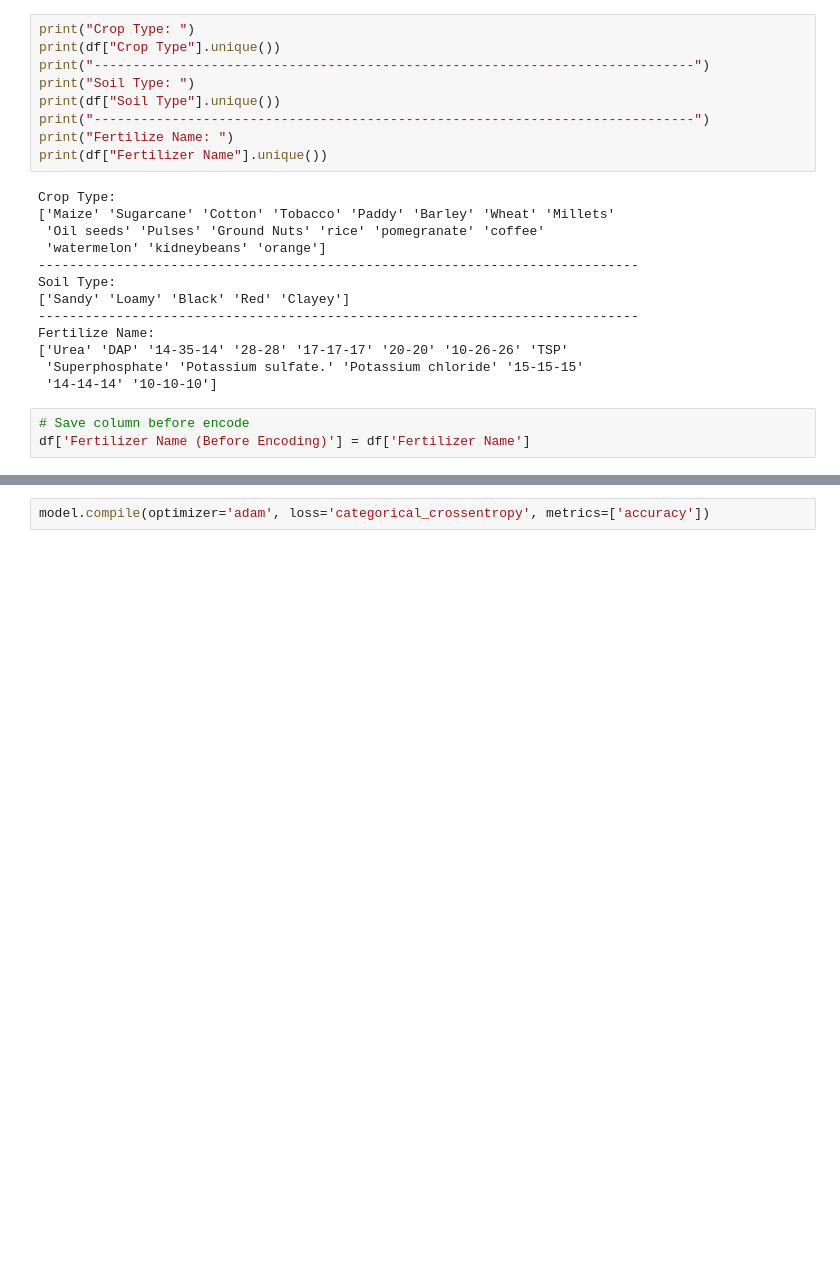
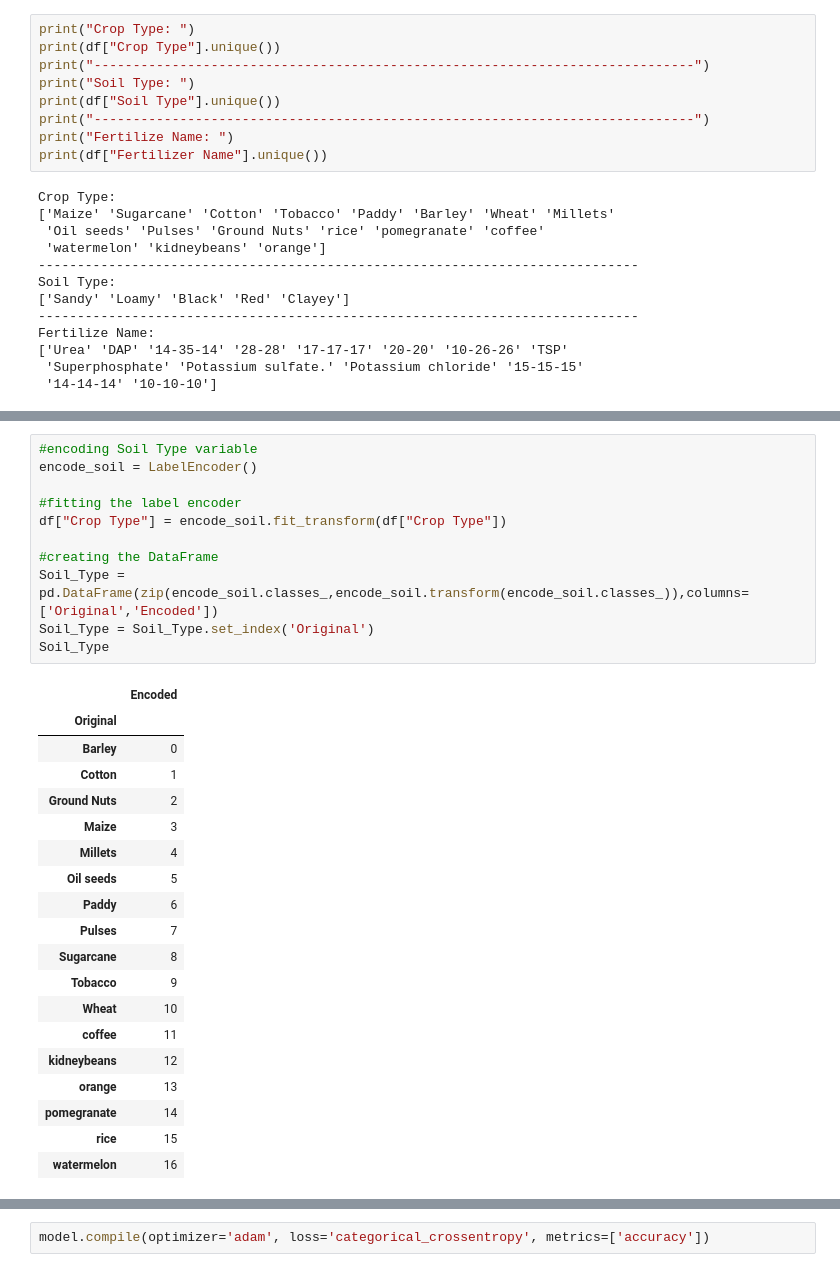
Before and after one commit to oscode04/AgriVision, a Jupyter notebook: AgriVision_Project.ipynb, the cells around one changed output, grey strips where cells are left out. Cells and saved outputs as stored; diff of their text form; blank space fills up the shorter version.

```diff
--- a/AgriVision_Project.ipynb
+++ b/AgriVision_Project.ipynb
@@ -71,6 +107,3 @@ Fertilize Name:
 ['Urea' 'DAP' '14-35-14' '28-28' '17-17-17' '20-20' '10-26-26' 'TSP'
  'Superphosphate' 'Potassium sulfate.' 'Potassium chloride' '15-15-15'
  '14-14-14' '10-10-10']
-# %%
-# Save column before encode
-df['Fertilizer Name (Before Encoding)'] = df['Fertilizer Name']
@@ -105,0 +146,31 @@ Potassium chloride -> 9
+# %%
+#encoding Soil Type variable
+encode_soil = LabelEncoder()
+
+#fitting the label encoder
+df["Crop Type"] = encode_soil.fit_transform(df["Crop Type"])
+
+#creating the DataFrame
+Soil_Type = pd.DataFrame(zip(encode_soil.classes_,encode_soil.transform(encode_soil.classes_)),columns=['Original','Encoded'])
+Soil_Type = Soil_Type.set_index('Original')
+Soil_Type
+# %% [output]
+|  | Encoded |
+| Original |  |
+| Barley | 0 |
+| Cotton | 1 |
+| Ground Nuts | 2 |
+| Maize | 3 |
+| Millets | 4 |
+| Oil seeds | 5 |
+| Paddy | 6 |
+| Pulses | 7 |
+| Sugarcane | 8 |
+| Tobacco | 9 |
+| Wheat | 10 |
+| coffee | 11 |
+| kidneybeans | 12 |
+| orange | 13 |
+| pomegranate | 14 |
+| rice | 15 |
+| watermelon | 16 |
```
Also changed, not shown: parts of 30 cells of this notebook.
